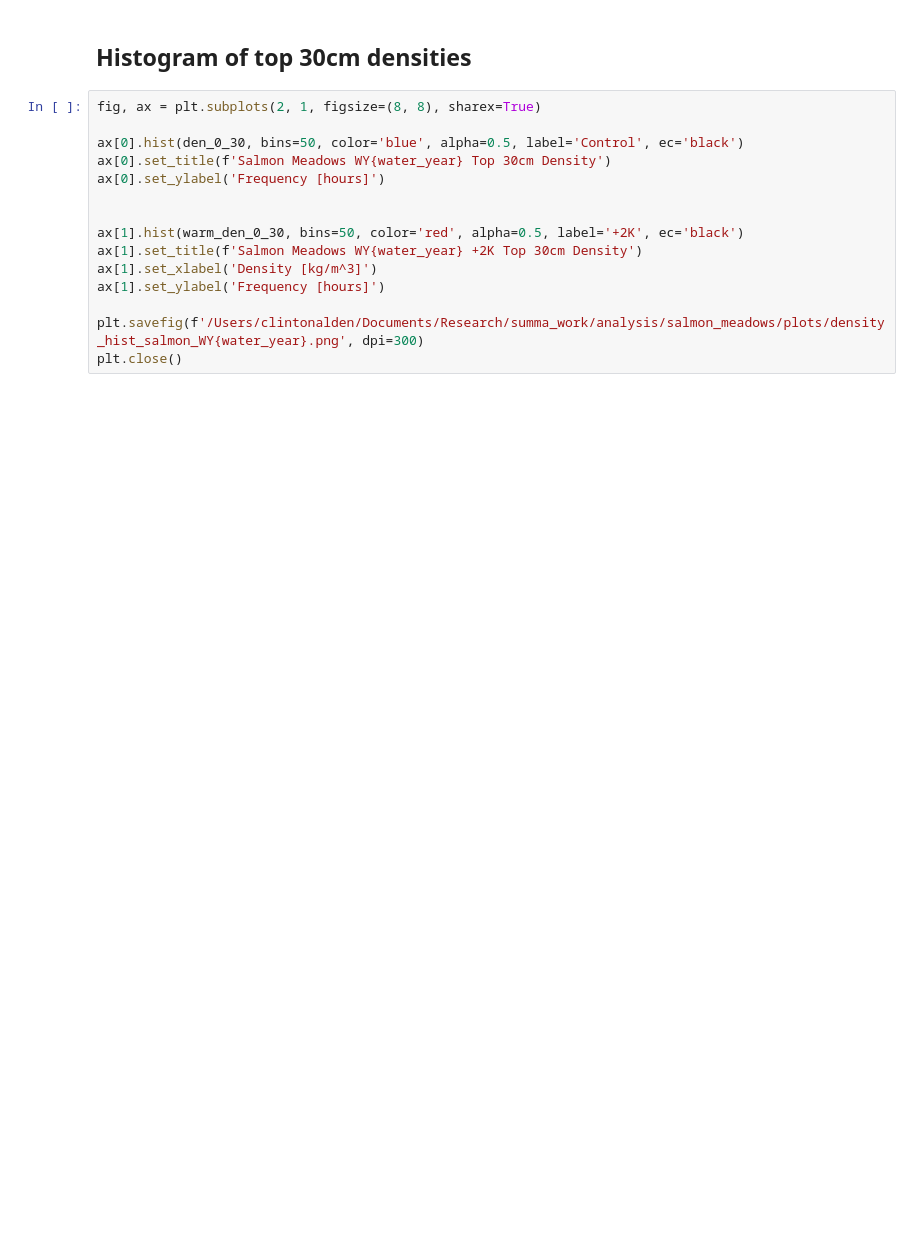
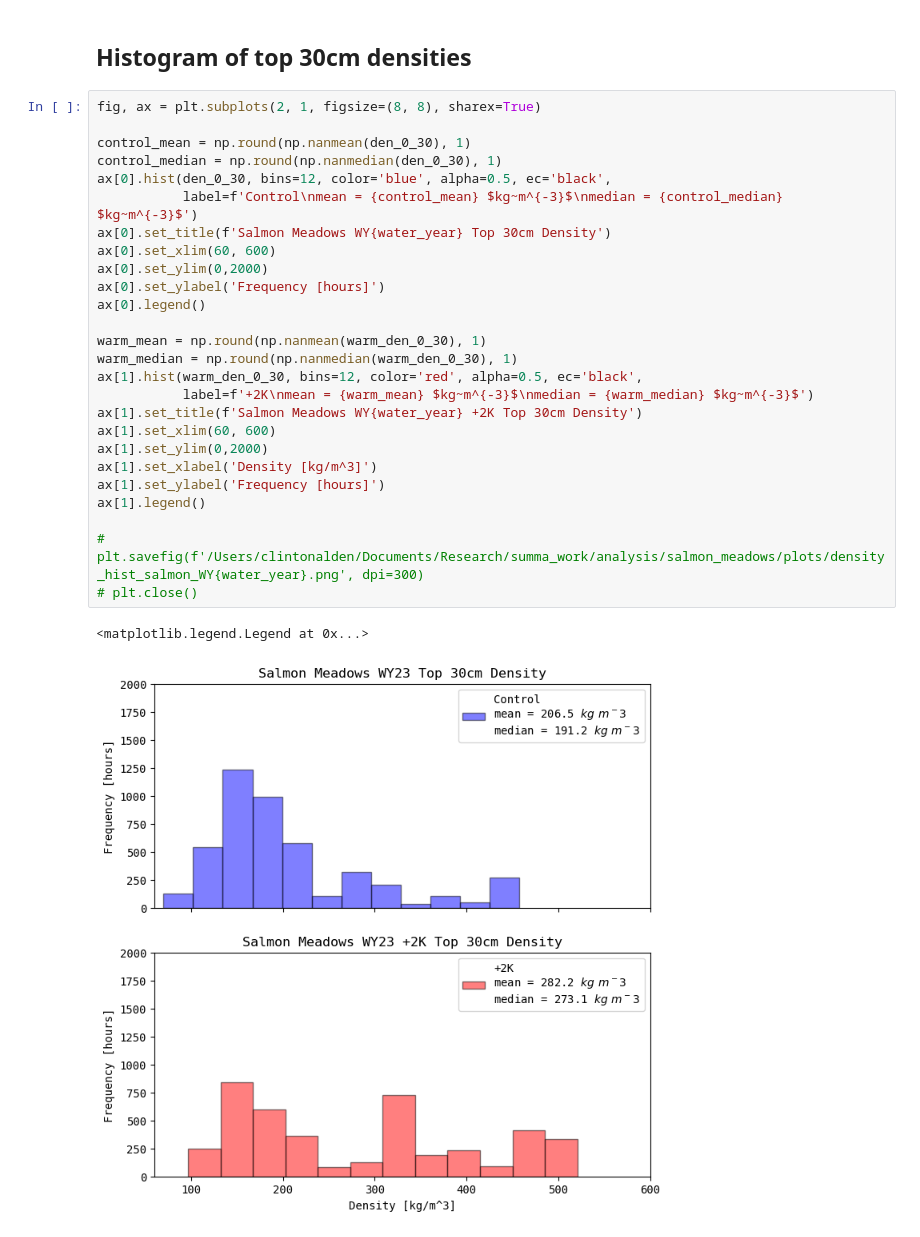
Before and after one commit to clinton-alden/summa, a Jupyter notebook: analysis/salmon_meadows/salmon_analysis.ipynb, the cells around one changed output. Drawn from its saved outputs; the diff is of its cells as text; blank space fills up the shorter version.

```diff
--- a/analysis/salmon_meadows/salmon_analysis.ipynb
+++ b/analysis/salmon_meadows/salmon_analysis.ipynb
@@ -253,15 +276,29 @@ plt.close()
 # %%
 fig, ax = plt.subplots(2, 1, figsize=(8, 8), sharex=True)
 
-ax[0].hist(den_0_30, bins=50, color='blue', alpha=0.5, label='Control', ec='black')
+control_mean = np.round(np.nanmean(den_0_30), 1)
+control_median = np.round(np.nanmedian(den_0_30), 1)
+ax[0].hist(den_0_30, bins=12, color='blue', alpha=0.5, ec='black',
+           label=f'Control\nmean = {control_mean} $kg~m^{-3}$\nmedian = {control_median} $kg~m^{-3}$')
 ax[0].set_title(f'Salmon Meadows WY{water_year} Top 30cm Density')
+ax[0].set_xlim(60, 600)
+ax[0].set_ylim(0,2000)
 ax[0].set_ylabel('Frequency [hours]')
+ax[0].legend()
 
-
-ax[1].hist(warm_den_0_30, bins=50, color='red', alpha=0.5, label='+2K', ec='black')
+warm_mean = np.round(np.nanmean(warm_den_0_30), 1)
+warm_median = np.round(np.nanmedian(warm_den_0_30), 1)
+ax[1].hist(warm_den_0_30, bins=12, color='red', alpha=0.5, ec='black',
+           label=f'+2K\nmean = {warm_mean} $kg~m^{-3}$\nmedian = {warm_median} $kg~m^{-3}$')
 ax[1].set_title(f'Salmon Meadows WY{water_year} +2K Top 30cm Density')
+ax[1].set_xlim(60, 600)
+ax[1].set_ylim(0,2000)
 ax[1].set_xlabel('Density [kg/m^3]')
 ax[1].set_ylabel('Frequency [hours]')
+ax[1].legend()
 
-plt.savefig(f'/Users/clintonalden/Documents/Research/summa_work/analysis/salmon_meadows/plots/density_hist_salmon_WY{water_year}.png', dpi=300)
-plt.close()
+# plt.savefig(f'/Users/clintonalden/Documents/Research/summa_work/analysis/salmon_meadows/plots/density_hist_salmon_WY{water_year}.png', dpi=300)
+# plt.close()
+# %% [output]
+<matplotlib.legend.Legend at 0x...>
+[figure, added]
```
Also changed, not shown: parts of 7 cells of this notebook, 7 other files.
